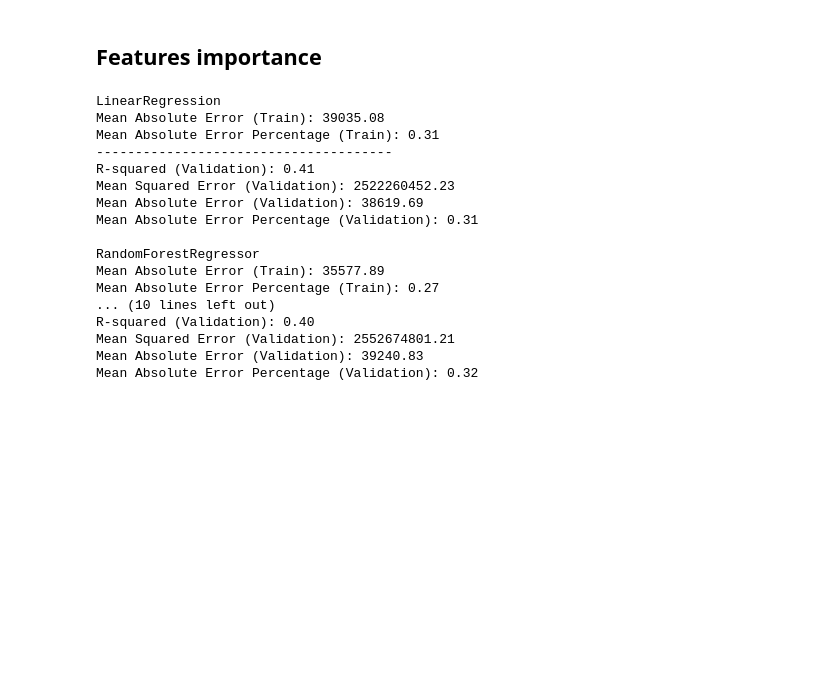
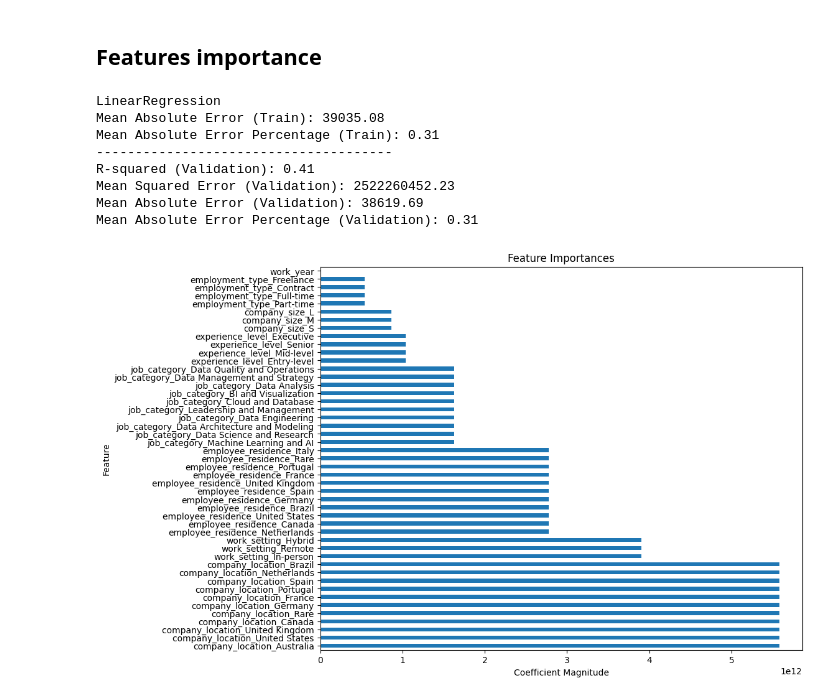
Before and after one commit to olgazju/project_salary_prediction, a Jupyter notebook: EDA.ipynb, the cells around one changed output. Drawn from its saved outputs; the diff is of its cells as text; code cells hidden in the pictures; blank space fills up the shorter version.

```diff
--- a/EDA.ipynb
+++ b/EDA.ipynb
@@ -367,39 +387,38 @@ def print_metrics(model, X_train, y_train, X_val, y_val):
     print(f"Mean Absolute Error (Validation): {mae:.2f}")
     print(f"Mean Absolute Error Percentage (Validation): {mape:.2f}")
 # %%
-
-
 X_train = train.drop(['salary_in_usd'], axis=1)  # drop the target variable
 y_train = np.log1p(train['salary_in_usd'])
 X_val = val.drop(['salary_in_usd'], axis=1)  # drop the target variable
 y_val = np.log1p(val['salary_in_usd'])
 
-models={
-    'LinearRegression': LinearRegression(),
-    'RandomForestRegressor': RandomForestRegressor(),
-    'CatBoostRegressor': CatBoostRegressor(verbose=0)  # set verbose to 0 for silent mode
-}
+lr = LinearRegression()
+lr.fit(X_train, y_train)
+print("LinearRegression")
+print_metrics(lr, X_train, y_train, X_val, y_val)
+print("")
 
-for name, model in models.items():
-    model.fit(X_train, y_train)
-    print(name)
-    print_metrics(model, X_train, y_train, X_val, y_val)
-    print("")
+coefficients = lr.coef_
+
+# Create a DataFrame for easy plotting
+feature_importance = pd.DataFrame(coefficients, index=X_train.columns, columns=["Importance"])
+feature_importance["Absolute Importance"] = feature_importance["Importance"].abs()
+feature_importance = feature_importance.sort_values(by="Absolute Importance", ascending=False)
+
+
+plt.figure(figsize=(10, 8))
+feature_importance['Absolute Importance'].plot(kind='barh')
+plt.title('Feature Importances')
+plt.xlabel('Coefficient Magnitude')
+plt.ylabel('Feature')
+plt.show()
 # %% [output]
 LinearRegression
 Mean Absolute Error (Train): 39035.08
 Mean Absolute Error Percentage (Train): 0.31
 --------------------------------------
 R-squared (Validation): 0.41
 Mean Squared Error (Validation): 2522260452.23
 Mean Absolute Error (Validation): 38619.69
 Mean Absolute Error Percentage (Validation): 0.31
-
-RandomForestRegressor
-Mean Absolute Error (Train): 35577.89
-Mean Absolute Error Percentage (Train): 0.27
-... (10 lines left out)
-R-squared (Validation): 0.40
-Mean Squared Error (Validation): 2552674801.21
-Mean Absolute Error (Validation): 39240.83
-Mean Absolute Error Percentage (Validation): 0.32
+[figure, added]
```
Also changed, not shown: parts of 3 cells of this notebook, 1 other file.
